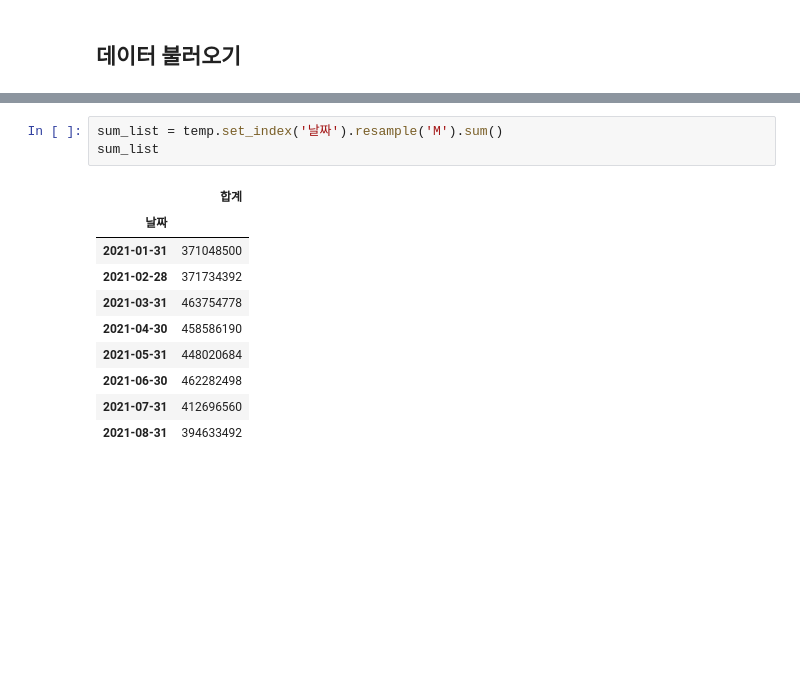
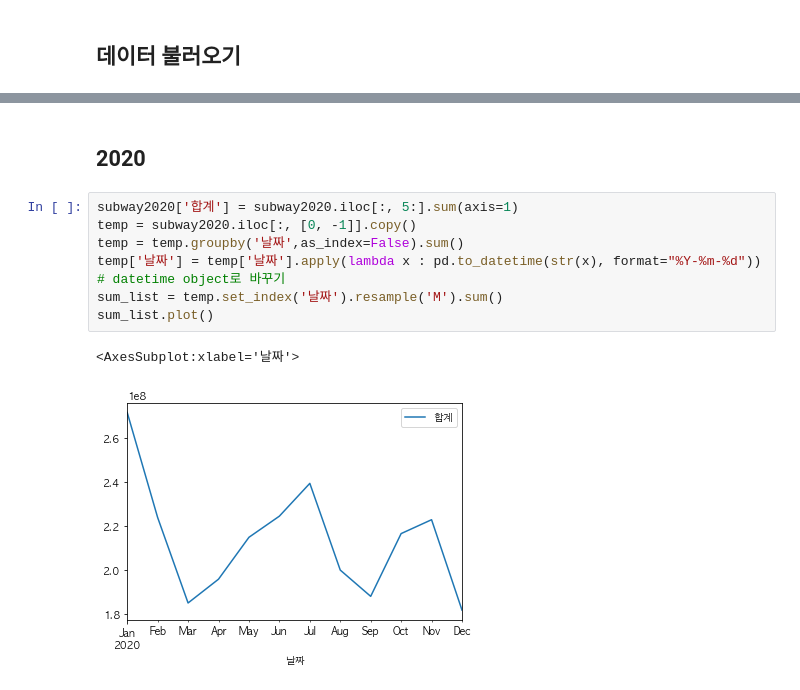
Before and after one commit to SeungyounShin/DGU-DataAnalysis, a Jupyter notebook: hyemin-station.ipynb, the cells around one changed output, grey strips where cells are left out. Drawn from its saved outputs; the diff is of its cells as text; blank space fills up the shorter version.

```diff
--- a/hyemin-station.ipynb
+++ b/hyemin-station.ipynb
@@ -55,14 +25,12 @@ SyntaxError: invalid syntax (<ipython-input-91-2292989fa3a4>, line 2)
-# %%
-sum_list = temp.set_index('날짜').resample('M').sum()
-sum_list
-# %% [output]
-|  | 합계 |
-| 날짜 |  |
-| 2021-01-31 | 371048500 |
-| 2021-02-28 | 371734392 |
-| 2021-03-31 | 463754778 |
-| 2021-04-30 | 458586190 |
-| 2021-05-31 | 448020684 |
-| 2021-06-30 | 462282498 |
-| 2021-07-31 | 412696560 |
-| 2021-08-31 | 394633492 |
+# %% [markdown]
+## 2020
+# %%
+subway2020['합계'] = subway2020.iloc[:, 5:].sum(axis=1)
+temp = subway2020.iloc[:, [0, -1]].copy()
+temp = temp.groupby('날짜',as_index=False).sum()
+temp['날짜'] = temp['날짜'].apply(lambda x : pd.to_datetime(str(x), format="%Y-%m-%d")) # datetime object로 바꾸기
+sum_list = temp.set_index('날짜').resample('M').sum()
+sum_list.plot()
+# %% [output]
+<AxesSubplot:xlabel='날짜'>
+[figure, added]
```
Also changed, not shown: parts of 8 cells of this notebook, 2 other files.
